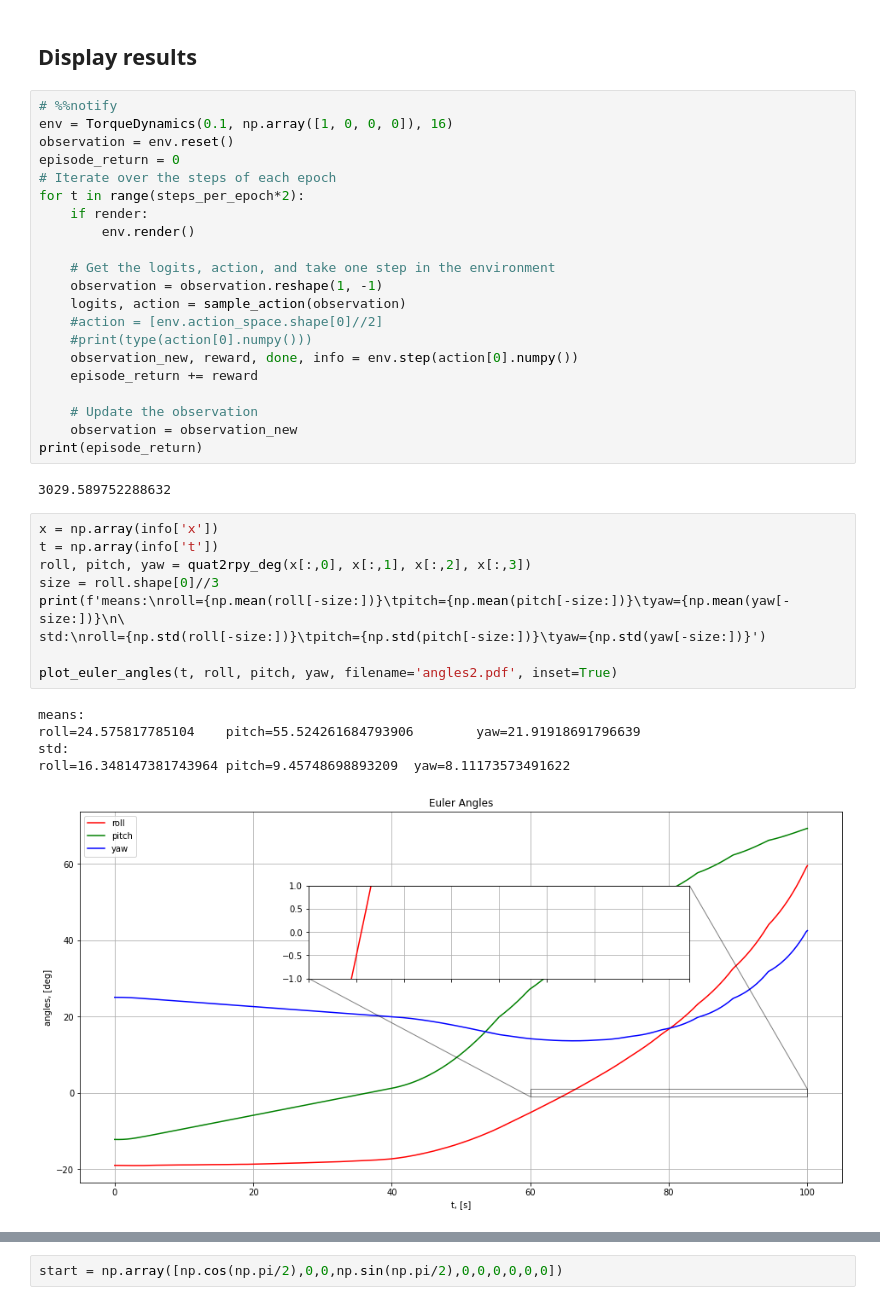
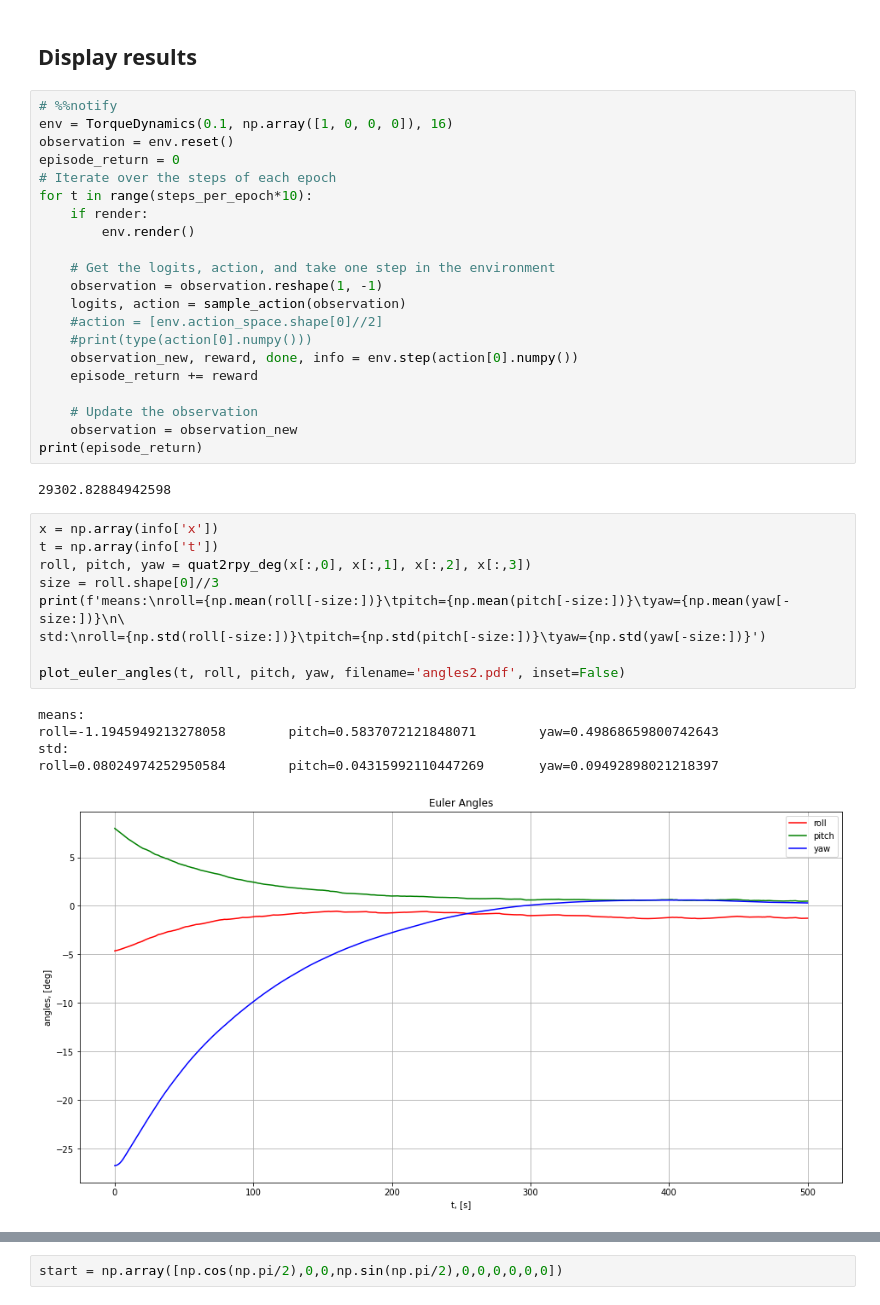
Before and after one commit to MrChuse/attitude-control-ppo, a Jupyter notebook: ppo_satellite_orientation.ipynb, the cells around one changed output, grey strips where cells are left out. Drawn from its saved outputs; the diff is of its cells as text.

```diff
--- a/ppo_satellite_orientation.ipynb
+++ b/ppo_satellite_orientation.ipynb
@@ -334,7 +348,7 @@ env = TorqueDynamics(0.1, np.array([1, 0, 0, 0]), 16)
 observation = env.reset()
 episode_return = 0
 # Iterate over the steps of each epoch
-for t in range(steps_per_epoch*2):
+for t in range(steps_per_epoch*10):
     if render:
         env.render()
 
@@ -350,22 +364,22 @@ for t in range(steps_per_epoch*2):
     observation = observation_new
 print(episode_return)
 # %% [output]
-3029.589752288632
+29302.82884942598
 # %%
 x = np.array(info['x'])
 t = np.array(info['t'])
 roll, pitch, yaw = quat2rpy_deg(x[:,0], x[:,1], x[:,2], x[:,3])
 size = roll.shape[0]//3
 print(f'means:\nroll={np.mean(roll[-size:])}\tpitch={np.mean(pitch[-size:])}\tyaw={np.mean(yaw[-size:])}\n\
 std:\nroll={np.std(roll[-size:])}\tpitch={np.std(pitch[-size:])}\tyaw={np.std(yaw[-size:])}')
 
-plot_euler_angles(t, roll, pitch, yaw, filename='angles2.pdf', inset=True)
+plot_euler_angles(t, roll, pitch, yaw, filename='angles2.pdf', inset=False)
 # %% [output]
 means:
-roll=24.575817785104    pitch=55.524261684793906        yaw=21.91918691796639
+roll=-1.1945949213278058        pitch=0.5837072121848071        yaw=0.49868659800742643
 std:
-roll=16.348147381743964 pitch=9.45748698893209  yaw=8.11173573491622
+roll=0.08024974252950584        pitch=0.04315992110447269       yaw=0.09492898021218397
-[figure, old version]
+[figure, new version]
 # %%
 plt.plot(x[:, 7:10])
 # %% [output]
```
Also changed, not shown: parts of 4 cells of this notebook, 3 other files.
